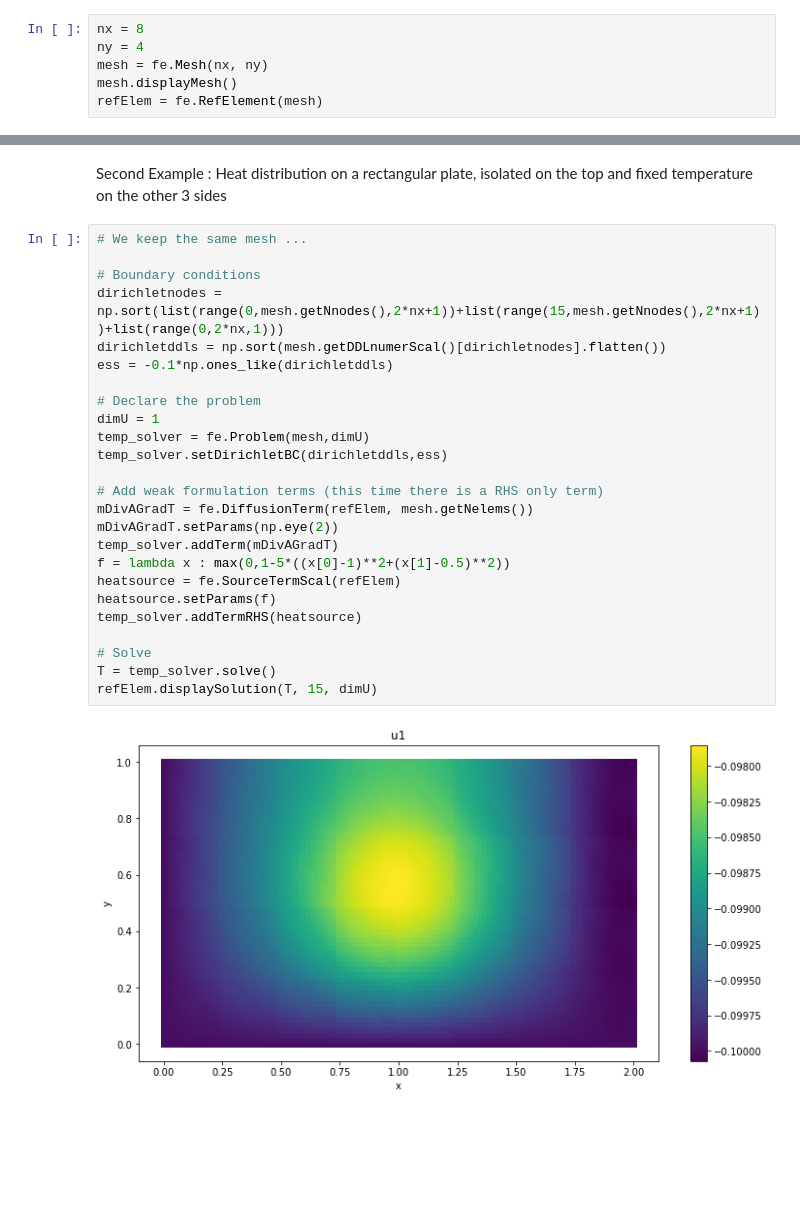
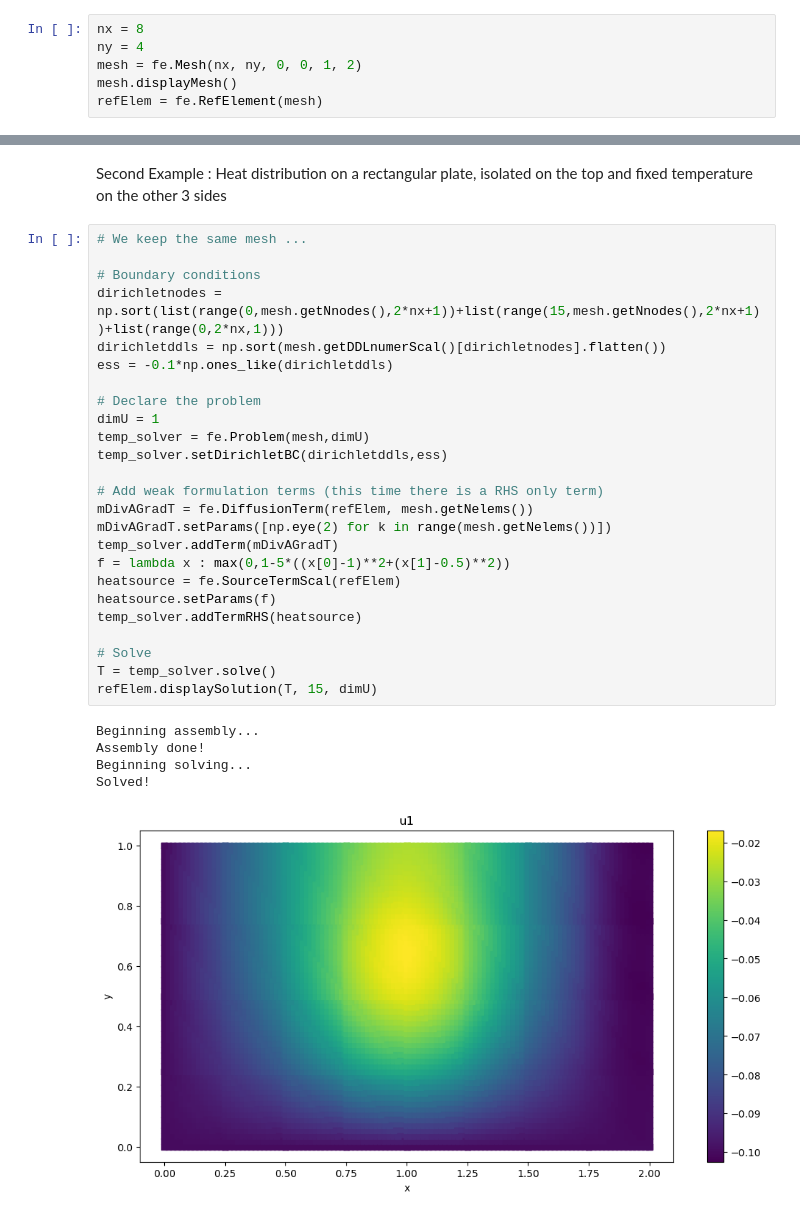
Before and after one commit to paluneau/pyTOP, a Jupyter notebook: fe_examples.ipynb, the cells around one changed output, grey strips where cells are left out. Cells and saved outputs as stored; diff of their text form; blank space fills up the shorter version.

```diff
--- a/fe_examples.ipynb
+++ b/fe_examples.ipynb
@@ -8,7 +8,7 @@ Creating the mesh
 # %%
 nx = 8
 ny = 4
-mesh = fe.Mesh(nx, ny)
+mesh = fe.Mesh(nx, ny, 0, 0, 1, 2)
 mesh.displayMesh()
 refElem = fe.RefElement(mesh)
 # %% [output]
@@ -53,27 +59,31 @@ Second Example : Heat distribution on a rectangular plate, isolated on the top a
 # %%
 # We keep the same mesh ...
 
 # Boundary conditions
 dirichletnodes = np.sort(list(range(0,mesh.getNnodes(),2*nx+1))+list(range(15,mesh.getNnodes(),2*nx+1))+list(range(0,2*nx,1)))
 dirichletddls = np.sort(mesh.getDDLnumerScal()[dirichletnodes].flatten())
 ess = -0.1*np.ones_like(dirichletddls)
 
 # Declare the problem
 dimU = 1
 temp_solver = fe.Problem(mesh,dimU)
 temp_solver.setDirichletBC(dirichletddls,ess)
 
 # Add weak formulation terms (this time there is a RHS only term)
 mDivAGradT = fe.DiffusionTerm(refElem, mesh.getNelems())
-mDivAGradT.setParams(np.eye(2))
+mDivAGradT.setParams([np.eye(2) for k in range(mesh.getNelems())])
 temp_solver.addTerm(mDivAGradT)
 f = lambda x : max(0,1-5*((x[0]-1)**2+(x[1]-0.5)**2))
 heatsource = fe.SourceTermScal(refElem)
 heatsource.setParams(f)
 temp_solver.addTermRHS(heatsource)
 
 # Solve
 T = temp_solver.solve()
 refElem.displaySolution(T, 15, dimU)
 # %% [output]
+Beginning assembly...
+Assembly done!
+Beginning solving...
+Solved!
-[figure, old version]
+[figure, new version]
```
Also changed, not shown: parts of 2 cells of this notebook, 2 other files.
